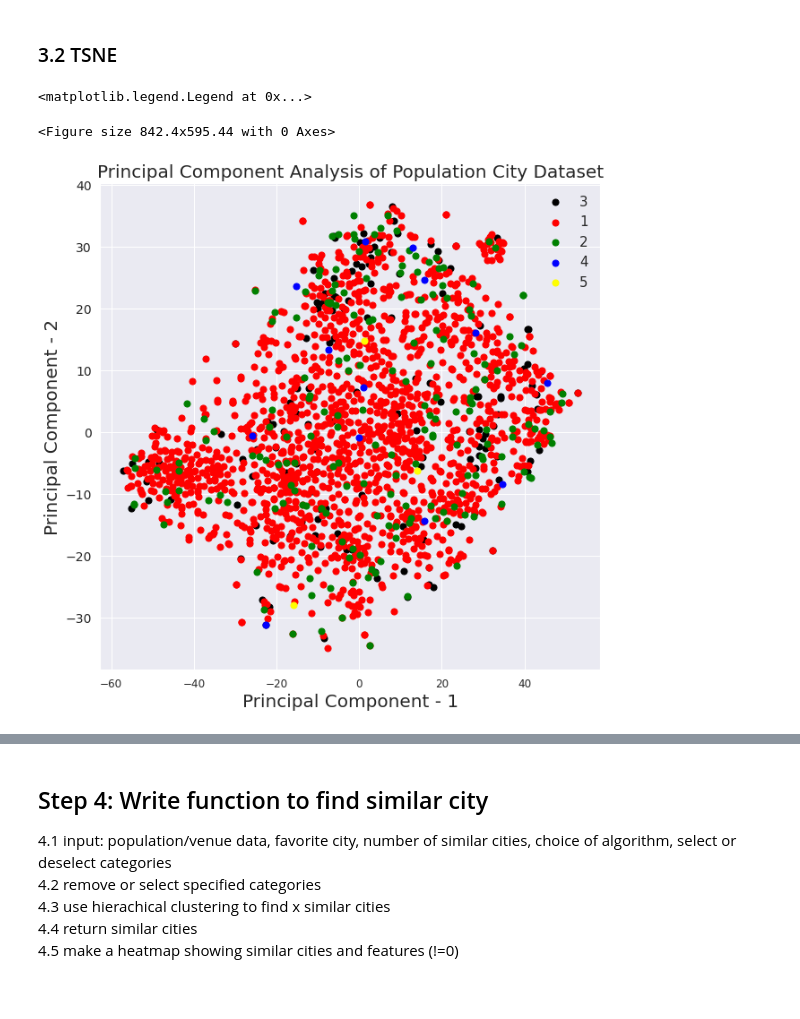
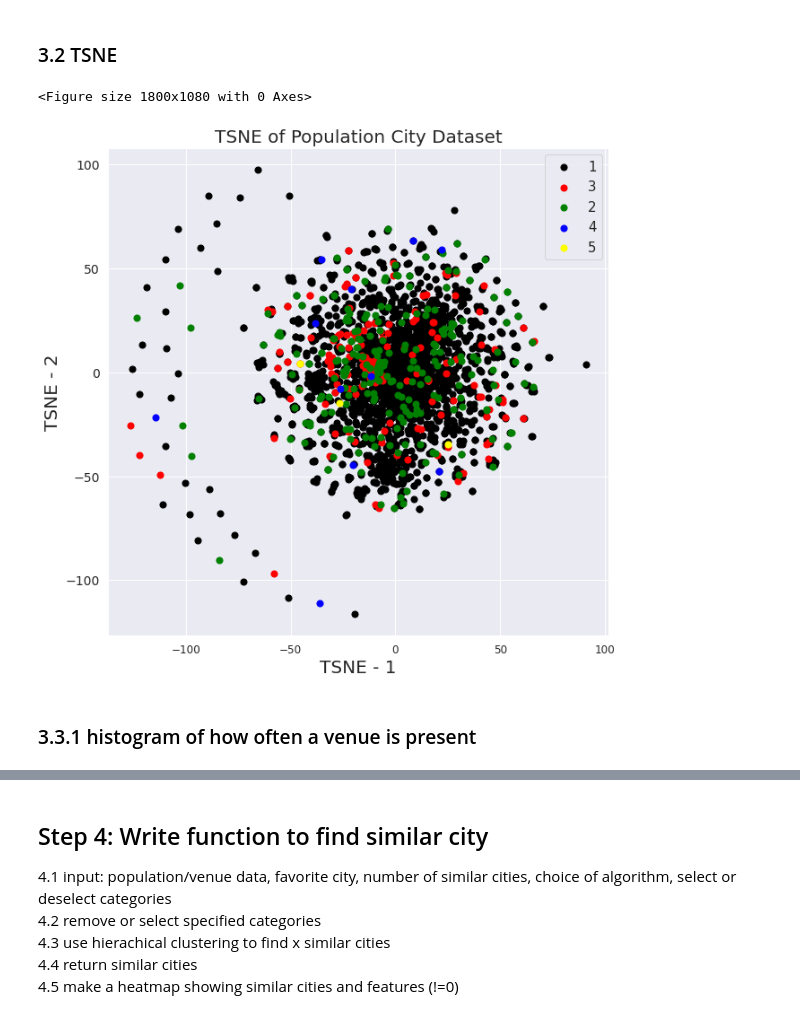
Before and after one commit to FranziMe/Coursera_Capstone, a Jupyter notebook: Capstone_project.ipynb, the cells around one changed output, grey strips where cells are left out. Cells and saved outputs as stored; diff of their text form; code cells hidden in the pictures.

```diff
--- a/Capstone_project.ipynb
+++ b/Capstone_project.ipynb
@@ -369,11 +346,9 @@ population_venue_data.head()
 ### 3.1 PCA
 # %%
 # look at data with PCA and TSNE
-from sklearn.preprocessing import StandardScaler
-from sklearn.decomposition import PCA
 
 # remove city and country for the PCA
-X = population_venue_data.drop(population_venue_data.iloc[:, 0:6], inplace=False, axis=1)
+X = population_venue_data.drop(population_venue_data.iloc[:, [0,2]], inplace=False, axis=1)
 print(X.shape)
 
 x_pca = StandardScaler().fit_transform(X) # normalizing the features
@@ -398,4 +373,8 @@ for target, color in zip(targets,colors):
                , PC_cities_Df.loc[indicesToKeep, 'principal component 2'], c = color, s = 50)
 
 plt.legend(targets,prop={'size': 15})
+
+# save plot
+plt.savefig('figures/pca.png', format = 'png')
+plt.savefig('figures/pca.pdf', format = 'pdf')
 # %% [output]
@@ -409,34 +387,35 @@ Explained variation per principal component: [0.02557464 0.0116722 ]
 # %%
 import numpy as np
 from sklearn.manifold import TSNE
 from matplotlib import pyplot as plt
 import seaborn as sns
 
-X = population_venue_data.drop(population_venue_data.iloc[:, 0:6], inplace=False, axis=1)
+X = population_venue_data.drop(population_venue_data.iloc[:, 0:3], inplace=False, axis=1)
 
-tsne = TSNE(perplexity = 30)
-X_embedded = tsne.fit_transform(X)
+tsne = TSNE(perplexity = 20)
+X_embedded = tsne.fit_transform(StandardScaler().fit_transform(X))
 
 plt.figure()
 plt.figure(figsize=(10,10))
 plt.xticks(fontsize=12)
 plt.yticks(fontsize=14)
-plt.xlabel('Principal Component - 1',fontsize=20)
-plt.ylabel('Principal Component - 2',fontsize=20)
-plt.title("Principal Component Analysis of Population City Dataset",fontsize=20)
+plt.xlabel('TSNE - 1',fontsize=20)
+plt.ylabel('TSNE - 2',fontsize=20)
+plt.title("TSNE of Population City Dataset",fontsize=20)
 
 targets = population_venue_data['population_bin'].unique()
 colors = ['black','red', 'green', 'blue', 'yellow']
 
 for target, color in zip(targets,colors):
     indicesToKeep = population_venue_data['population_bin'] == target
     plt.scatter(X_embedded[indicesToKeep,0]
                , X_embedded[indicesToKeep,1], c = color, s = 50)
 
 plt.legend(targets,prop={'size': 15})
-
-#sns.scatterplot(, X_embedded[:,1])
+plt.savefig('figures/tsne.png', format = 'png')
+plt.savefig('figures/tsne.pdf', format = 'pdf')
 # %% [output]
-<matplotlib.legend.Legend at 0x...>
+<Figure size 1800x1080 with 0 Axes>
-<Figure size 842.4x595.44 with 0 Axes>
-[figure, old version]
+[figure, new version]
+# %% [markdown]
+### 3.3.1 histogram of how often a venue is present
```
Also changed, not shown: parts of 48 cells of this notebook, 37 other files.
